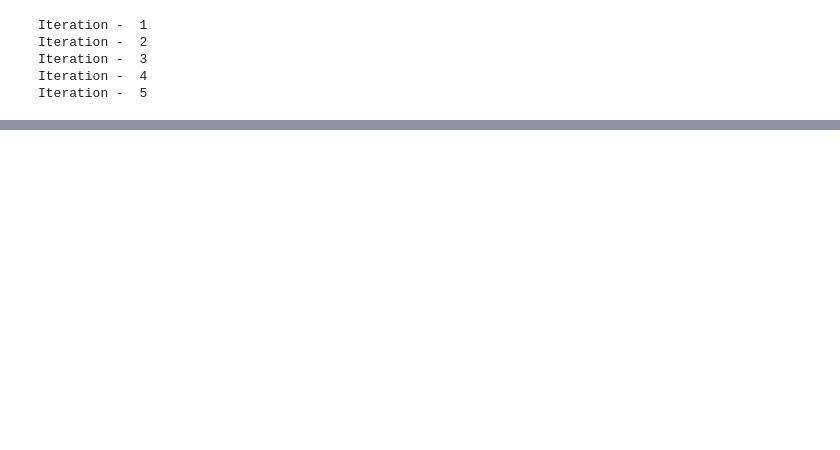
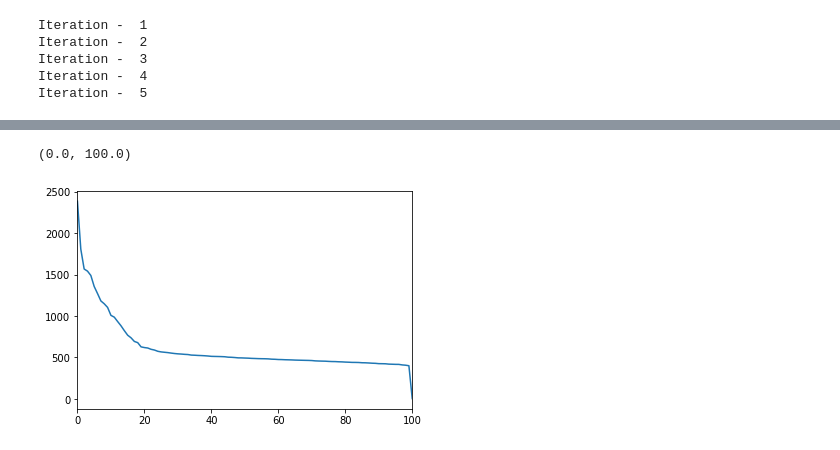
Before and after one commit to HCA97/Master-Thesis, a Jupyter notebook: GAN_space.ipynb, the cells around one changed output, grey strips where cells are left out. Cells and saved outputs as stored; diff of their text form; code cells hidden in the pictures; blank space fills up the shorter version.

```diff
--- a/GAN_space.ipynb
+++ b/GAN_space.ipynb
@@ -137,3 +137,9 @@ plt.xlim([0, 100])
+# %%
+plt.plot(pca.singular_values_)
+plt.xlim([0, 100])
+# %% [output]
+(0.0, 100.0)
+[figure, added]
 # %%
 @th.no_grad()
 def explore_principle_direction(idx, U, model, zs, ratios=None):
```
Also changed, not shown: parts of 9 cells of this notebook, 2 other files.
